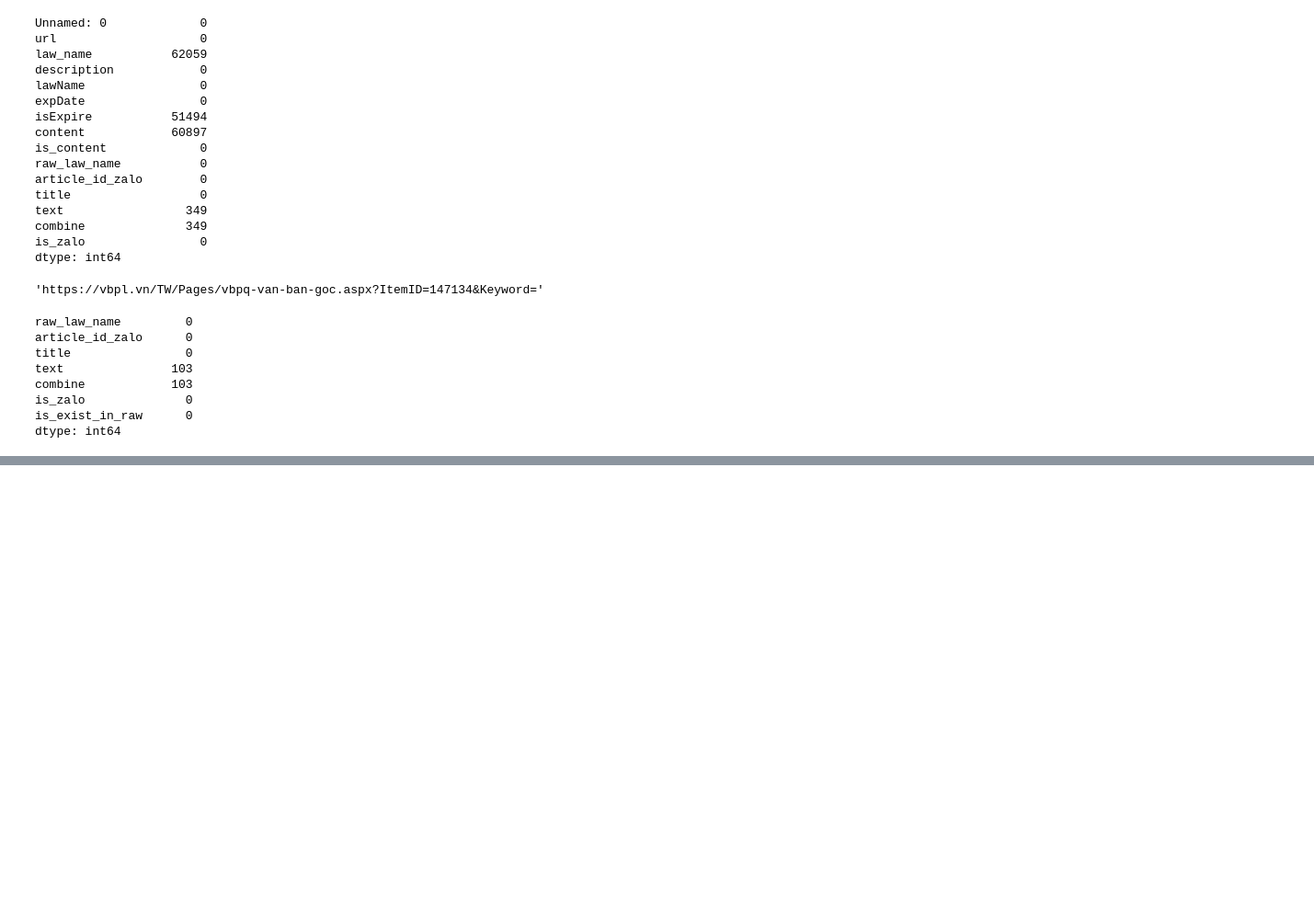
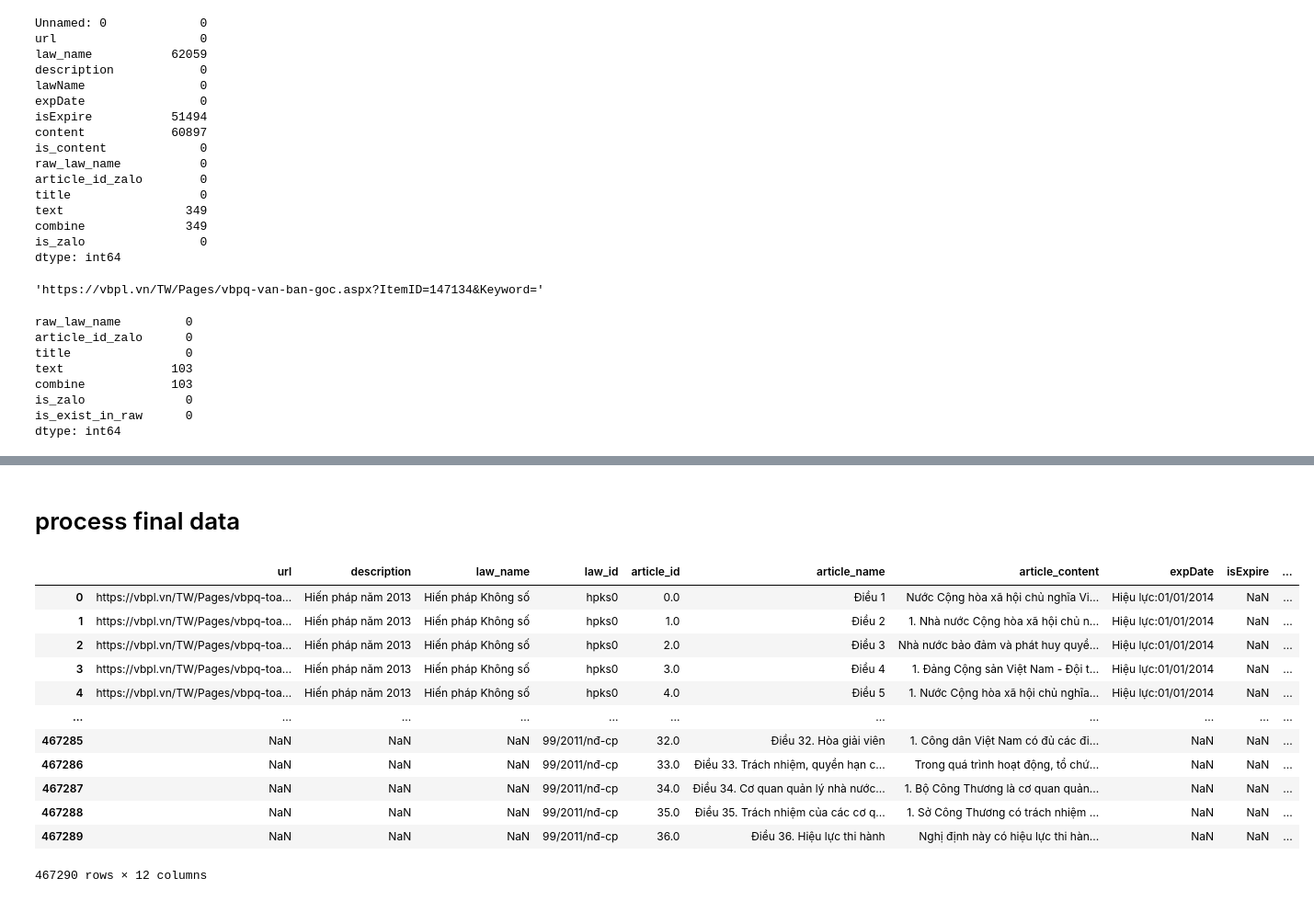
Before and after one commit to trongthanht3/vbpl_crawler, a Jupyter notebook: ProcesseCorpus.ipynb, the cells around one changed output, grey strips where cells are left out. Shown at 92% size. Saved outputs shown, nothing was run; the diff lists cells and outputs as text; code cells hidden in the pictures; blank space fills up the shorter version.

Commit message:
feature: add notebook to process training data

```diff
--- a/ProcesseCorpus.ipynb
+++ b/ProcesseCorpus.ipynb
@@ -667,0 +795,6 @@ dtype: int64
+# %%
+non_url = zalo_processed[zalo_processed['is_non_url'] == True]
+# %%
+def processes_wrong_char_law_id(text):
+    return text.replace("ð", "đ")
+non_url['law_id'] = non_url['law_id'].apply(processes_wrong_char_law_id)
@@ -667,0 +807,8 @@ dtype: int64
+# %%
+['article_content', 'article_id', 'article_name', 'combine',
+       'description', 'expDate', 'isExpire', 'is_zalo', 'law_id', 'law_name',
+       'url']
+
+non_url.rename(columns={'title':'article_name', 'text':'article_content'}, inplace=True)
+non_url['is_zalo'] = True
+non_url
@@ -667,0 +837,36 @@ dtype: int64
+# %%
+final_concat_with_non_url = pd.concat([final_concat, non_url], ignore_index=True)
+# %% [markdown]
+# process final data
+# %%
+import re
+
+def clean_combined_text(text):
+    text = text.strip()
+    text = text.replace("\n", ' ')
+    text = text.replace("  ", ' ')
+    text = text.lower()
+    return text
+
+def process_tit(text):
+    text = re.sub('(^[Điều]+ \d.)', '', text)
+    text = re.sub('[^aAàÀảẢãÃáÁạẠăĂằẰẳẲẵẴắẮặẶâÂầẦẩẨẫẪấẤậẬbBcCdDđĐeEèÈẻẺẽẼéÉẹẸêÊềỀểỂễỄếẾệỆfFgGhHiIìÌỉỈĩĨíÍịỊjJkKlLmMnNoOòÒỏỎõÕóÓọỌôÔồỒổỔỗỖốỐộỘơƠờỜởỞỡỠớỚợỢpPqQrRsStTuUùÙủỦũŨúÚụỤưƯừỪửỬữỮứỨựỰvVwWxXyYỳỲỷỶỹỸýÝỵỴzZ0-9., ]', '', text)
+    text = text.strip()
+    text = text.lower()
+    return text
+
+final_concat_with_non_url['combine'] = final_concat_with_non_url['combine'].apply(str).apply(clean_combined_text)
+# %% [output]
+|  | url | description | law_name | law_id | article_id | article_name | article_content | expDate | isExpire | ... |
+| 0 | https://vbpl.vn/TW/Pages/vbpq-toa... | Hiến pháp năm 2013 | Hiến pháp Không số | hpks0 | 0.0 | Điều 1 | Nước Cộng hòa xã hội chủ nghĩa Vi... | Hiệu lực:01/01/2014 | NaN | ... |
+| 1 | https://vbpl.vn/TW/Pages/vbpq-toa... | Hiến pháp năm 2013 | Hiến pháp Không số | hpks0 | 1.0 | Điều 2 | 1. Nhà nước Cộng hòa xã hội chủ n... | Hiệu lực:01/01/2014 | NaN | ... |
+| 2 | https://vbpl.vn/TW/Pages/vbpq-toa... | Hiến pháp năm 2013 | Hiến pháp Không số | hpks0 | 2.0 | Điều 3 | Nhà nước bảo đảm và phát huy quyề... | Hiệu lực:01/01/2014 | NaN | ... |
+| 3 | https://vbpl.vn/TW/Pages/vbpq-toa... | Hiến pháp năm 2013 | Hiến pháp Không số | hpks0 | 3.0 | Điều 4 | 1. Đảng Cộng sản Việt Nam - Đội t... | Hiệu lực:01/01/2014 | NaN | ... |
+| 4 | https://vbpl.vn/TW/Pages/vbpq-toa... | Hiến pháp năm 2013 | Hiến pháp Không số | hpks0 | 4.0 | Điều 5 | 1. Nước Cộng hòa xã hội chủ nghĩa... | Hiệu lực:01/01/2014 | NaN | ... |
+| ... | ... | ... | ... | ... | ... | ... | ... | ... | ... | ... |
+| 467285 | NaN | NaN | NaN | 99/2011/nđ-cp | 32.0 | Điều 32. Hòa giải viên | 1. Công dân Việt Nam có đủ các đi... | NaN | NaN | ... |
+| 467286 | NaN | NaN | NaN | 99/2011/nđ-cp | 33.0 | Điều 33. Trách nhiệm, quyền hạn c... | Trong quá trình hoạt động, tổ chứ... | NaN | NaN | ... |
+| 467287 | NaN | NaN | NaN | 99/2011/nđ-cp | 34.0 | Điều 34. Cơ quan quản lý nhà nước... | 1. Bộ Công Thương là cơ quan quản... | NaN | NaN | ... |
+| 467288 | NaN | NaN | NaN | 99/2011/nđ-cp | 35.0 | Điều 35. Trách nhiệm của các cơ q... | 1. Sở Công Thương có trách nhiệm ... | NaN | NaN | ... |
+| 467289 | NaN | NaN | NaN | 99/2011/nđ-cp | 36.0 | Điều 36. Hiệu lực thi hành | Nghị định này có hiệu lực thi hàn... | NaN | NaN | ... |
+467290 rows × 12 columns
```
Also changed, not shown: parts of 18 cells of this notebook, 5 other files.
